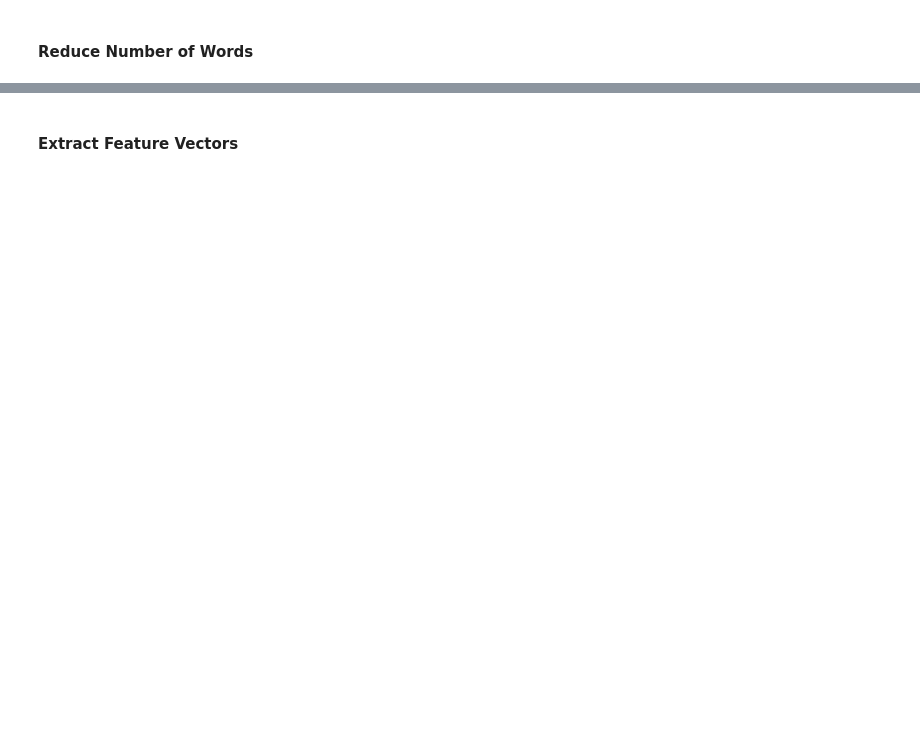
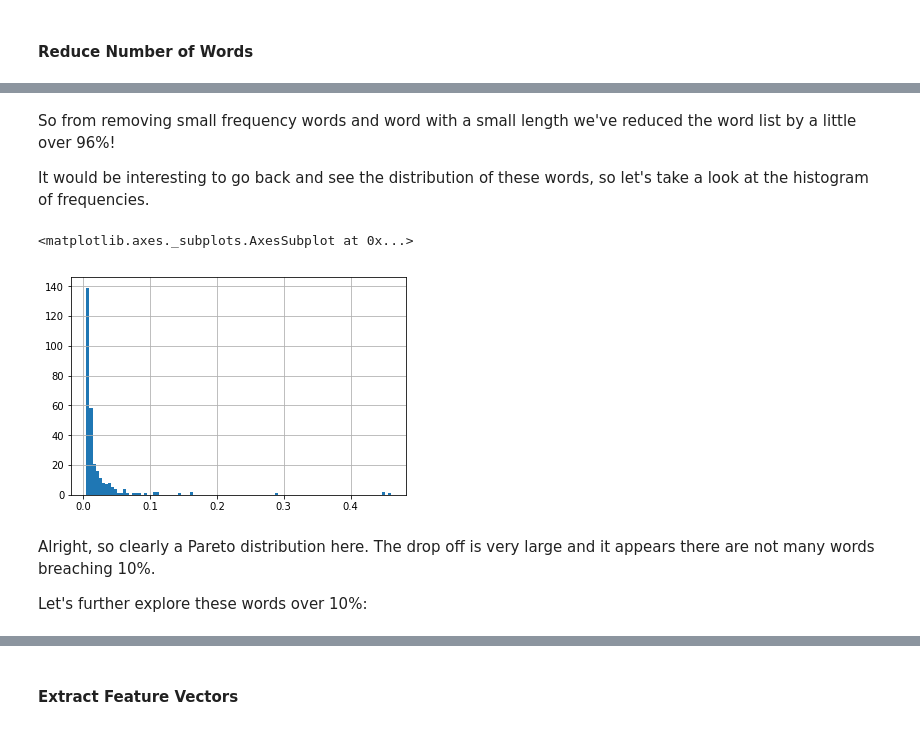
Before and after one commit to mikebrowne/BioPharmaceuticalFactorModel, a Jupyter notebook: notebooks/exploratory/04-KeywordAsAFactor_FeaturePipeline.ipynb, the cells around one changed output, grey strips where cells are left out. Saved outputs shown, nothing was run; the diff lists cells and outputs as text; code cells hidden in the pictures; blank space fills up the shorter version.

```diff
--- a/notebooks/exploratory/04-KeywordAsAFactor_FeaturePipeline.ipynb
+++ b/notebooks/exploratory/04-KeywordAsAFactor_FeaturePipeline.ipynb
@@ -131,0 +164,14 @@ len(word_list)
+# %% [markdown]
+So from removing small frequency words and word with a small length we've reduced the word list by a little over 96%!
+
+It would be interesting to go back and see the distribution of these words, so let's take a look at the histogram of frequencies.
+# %%
+S = pd.Series(word_freq, index=word_freq.keys()).loc[word_list]
+S.hist(bins=100)
+# %% [output]
+<matplotlib.axes._subplots.AxesSubplot at 0x...>
+[figure, added]
+# %% [markdown]
+Alright, so clearly a Pareto distribution here. The drop off is very large and it appears there are not many words breaching 10%.
+
+Let's further explore these words over 10%:
```
Also changed, not shown: parts of 28 cells of this notebook.
